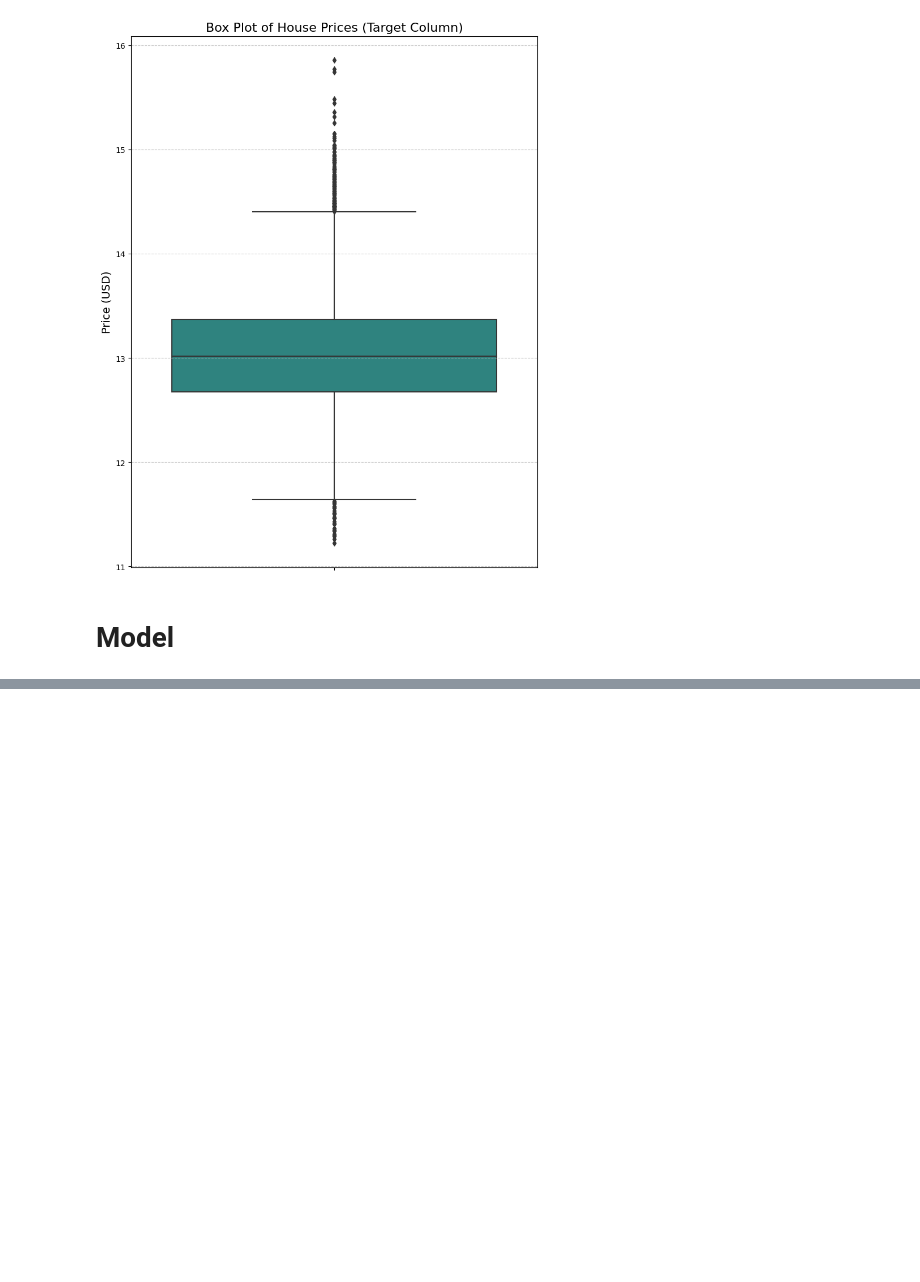
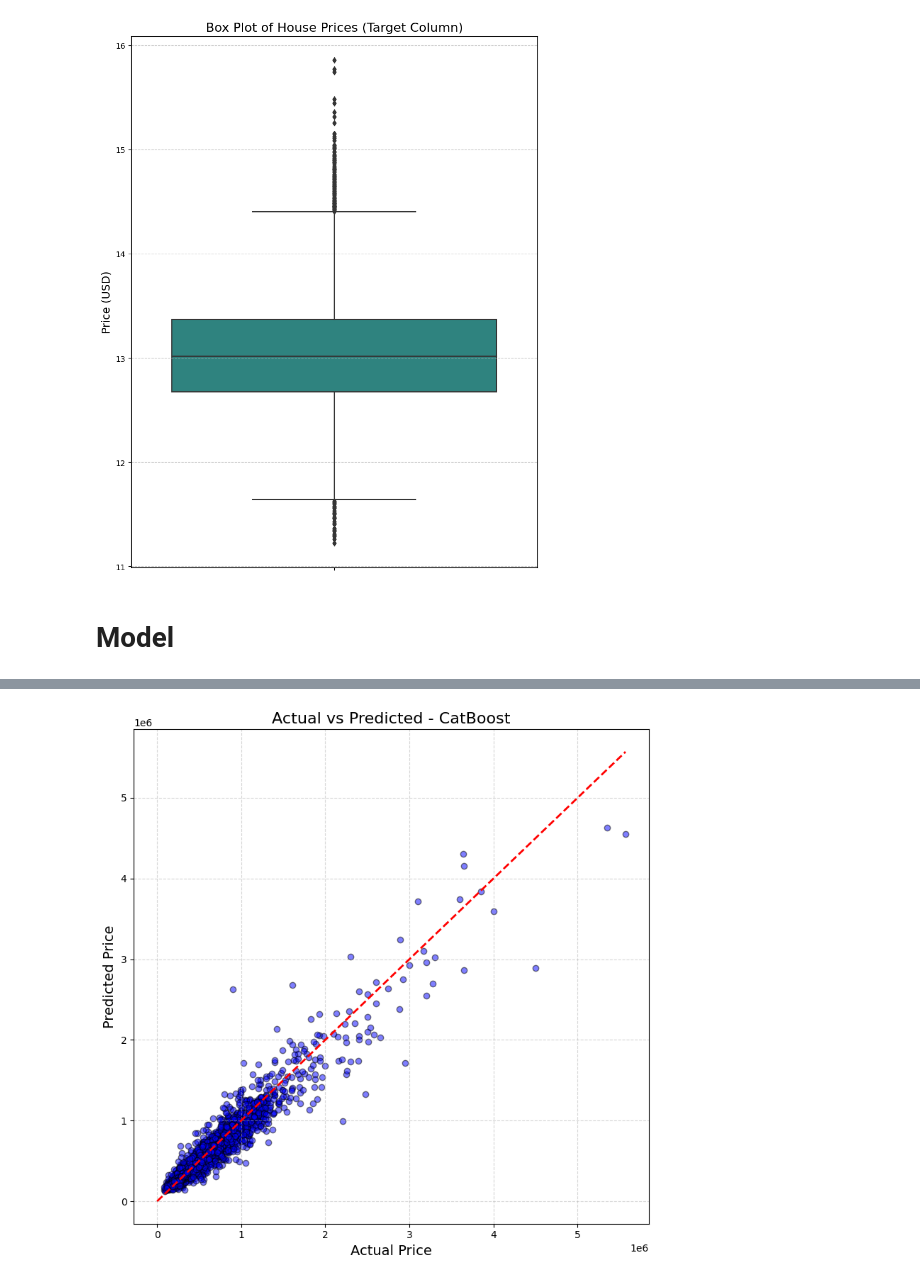
Before and after one commit to NurAlamNahidSarkar/housePricePrediction_ML, a Jupyter notebook: housepriceprediction.ipynb, the cells around one changed output, grey strips where cells are left out. Saved outputs shown, nothing was run; the diff lists cells and outputs as text; code cells hidden in the pictures; blank space fills up the shorter version.

```diff
--- a/housepriceprediction.ipynb
+++ b/housepriceprediction.ipynb
@@ -554,0 +705,9 @@ Box plot saved as 'price_boxplot.png'
+# %%
+plot_actual_vs_predicted(
+    cat,
+    X_train, y_train_log,
+    X_test, y_test_log,
+    title="Actual vs Predicted - CatBoost"
+)
+# %% [output]
+[figure, added]
```
Also changed, not shown: parts of 11 cells of this notebook.
